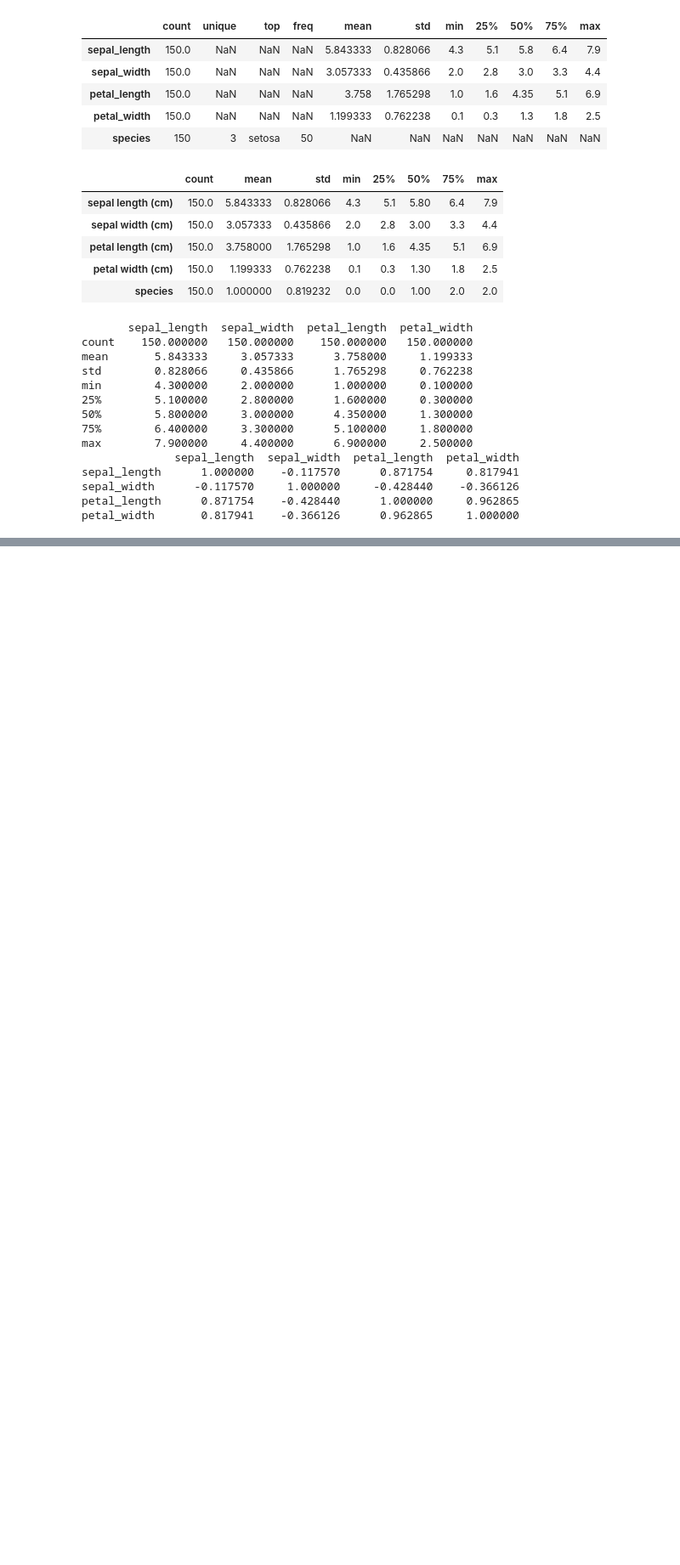
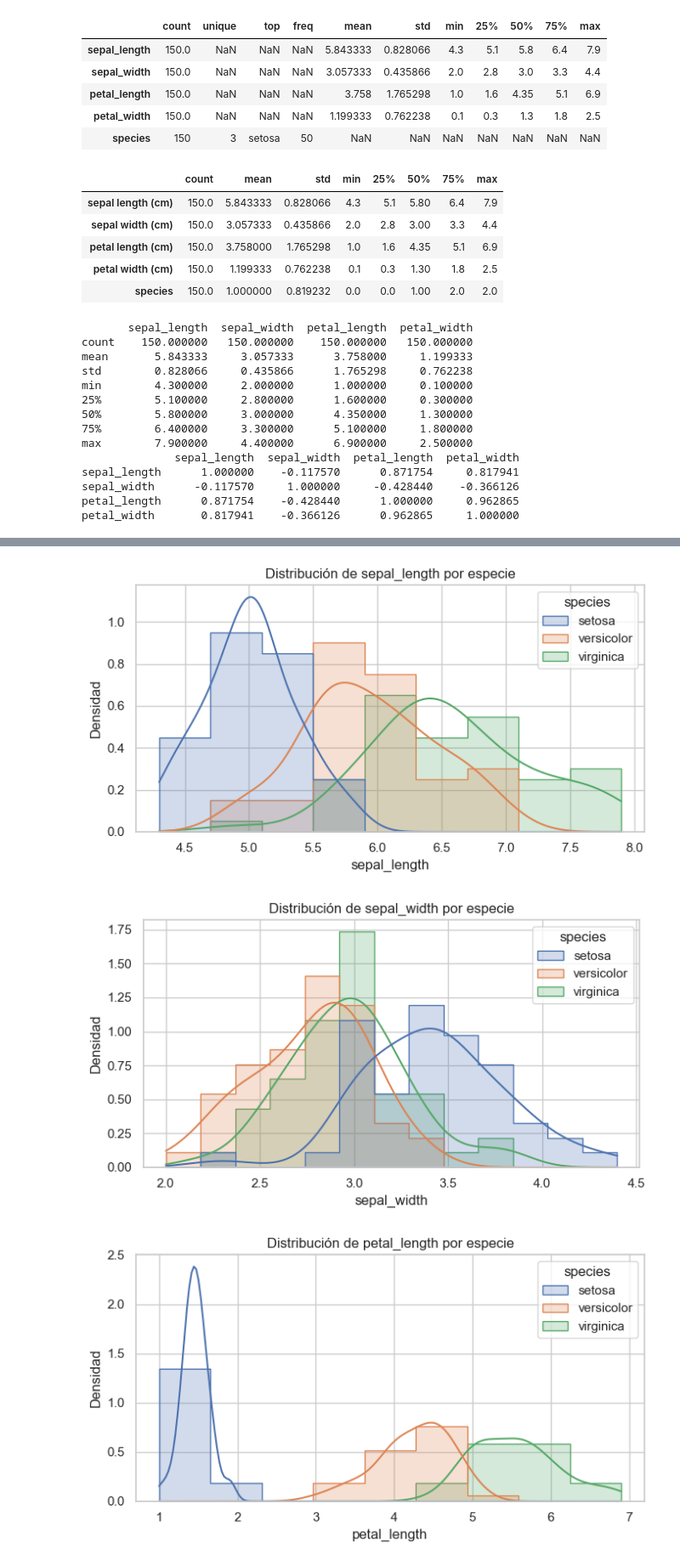
Before and after one commit to MatiasJorda/INGENIERIA-DATOS, a Jupyter notebook: docs/portfolio/UT1/Notebooks/Practica_1.ipynb, the cells around one changed output, grey strips where cells are left out. Shown at 85% size. Cells and saved outputs as stored; diff of their text form; code cells hidden in the pictures; blank space fills up the shorter version.

```diff
--- a/docs/portfolio/UT1/Notebooks/Practica_1.ipynb
+++ b/docs/portfolio/UT1/Notebooks/Practica_1.ipynb
@@ -144,0 +250,49 @@ petal_width       0.817941    -0.366126      0.962865     1.000000
+# %%
+import seaborn as sns
+import matplotlib.pyplot as plt
+
+sns.set(style='whitegrid')
+for col in df.select_dtypes('number').columns:
+    plt.figure(figsize=(7, 4))
+    sns.histplot(data=df, x=col, hue='species', kde=True, element='step', stat='density', common_norm=False)
+    plt.title(f'Distribución de {col} por especie')
+    plt.xlabel(col)
+    plt.ylabel('Densidad')
+    plt.tight_layout()
+    plt.show()
+
+plt.figure(figsize=(6, 4))
+corr = df.select_dtypes('number').corr()
+sns.heatmap(corr, annot=True, cmap='coolwarm', fmt='.2f')
+plt.title('Matriz de correlación (Pearson)')
+plt.tight_layout()
+plt.show()
+
+
+sns.pairplot(df, hue='species', diag_kind='kde')
+plt.suptitle('Pairplot de variables numéricas por especie', y=1.02)
+plt.show()
+
+
+for col in df.select_dtypes('number').columns:
+    plt.figure(figsize=(7, 4))
+    sns.boxplot(data=df, x='species', y=col)
+    plt.title(f'Boxplot de {col} por especie')
+    plt.tight_layout()
+    plt.show()
+
+missing_pct = df.isna().mean().sort_values(ascending=False)
+if missing_pct.sum() > 0:
+    plt.figure(figsize=(7, 4))
+    sns.barplot(x=missing_pct.index, y=missing_pct.values)
+    plt.title('Proporción de valores faltantes por columna')
+    plt.ylabel('% missing')
+    plt.xticks(rotation=45)
+    plt.tight_layout()
+    plt.show()
+else:
+    print("No hay valores faltantes en el dataset.")
+# %% [output]
+[figure, added]
+[figure, added]
+[figure, added]
```
Also changed, not shown: parts of 10 cells of this notebook, 32 other files.
